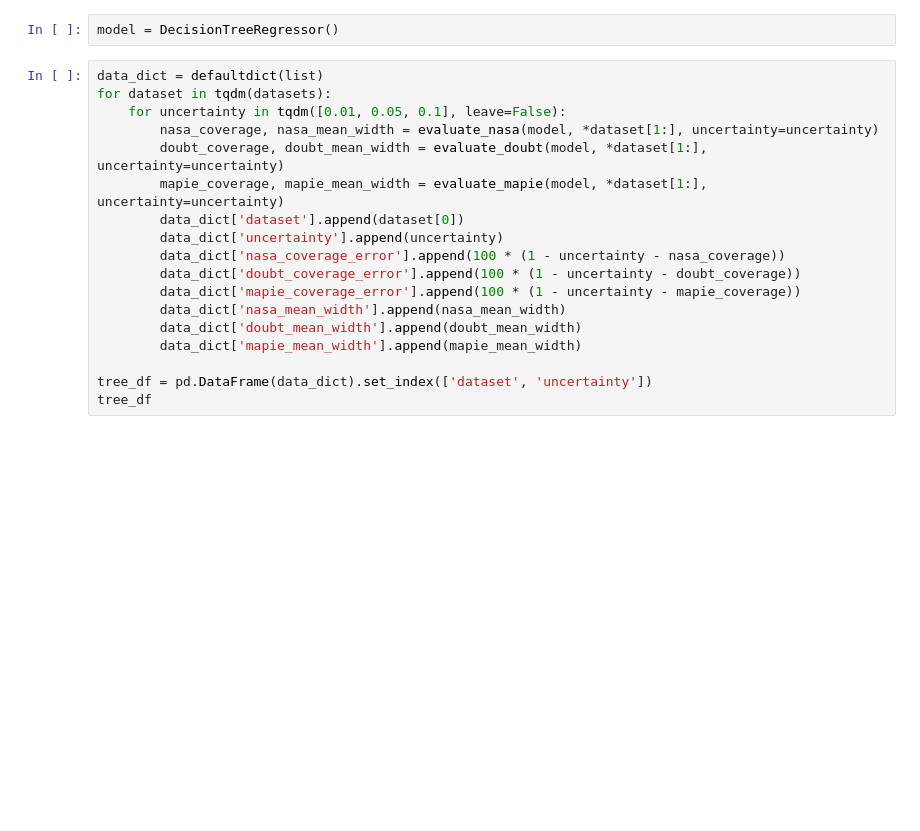
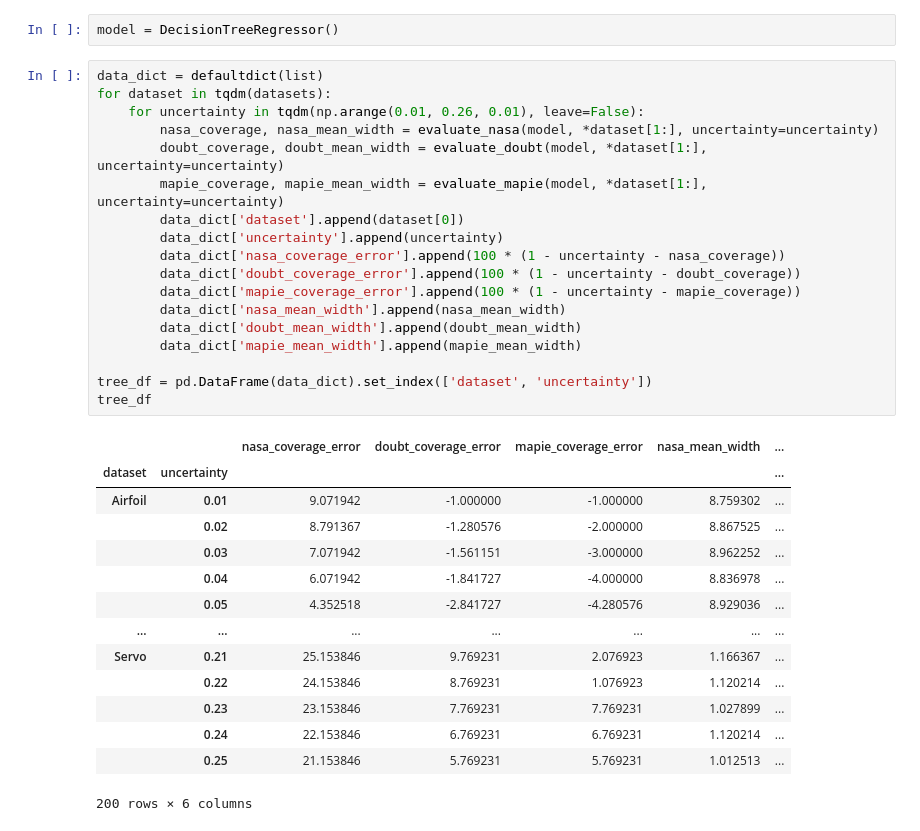
Before and after one commit to cmougan/MonitoringUncertainty, a Jupyter notebook: uncertaintyExperiments.ipynb, the cells around one changed output. Saved outputs shown, nothing was run; the diff lists cells and outputs as text; blank space fills up the shorter version.

```diff
--- a/uncertaintyExperiments.ipynb
+++ b/uncertaintyExperiments.ipynb
@@ -146,21 +198,36 @@ model = DecisionTreeRegressor()
 # %%
 data_dict = defaultdict(list)
 for dataset in tqdm(datasets):
-    for uncertainty in tqdm([0.01, 0.05, 0.1], leave=False):
+    for uncertainty in tqdm(np.arange(0.01, 0.26, 0.01), leave=False):
         nasa_coverage, nasa_mean_width = evaluate_nasa(model, *dataset[1:], uncertainty=uncertainty)
         doubt_coverage, doubt_mean_width = evaluate_doubt(model, *dataset[1:], uncertainty=uncertainty)
         mapie_coverage, mapie_mean_width = evaluate_mapie(model, *dataset[1:], uncertainty=uncertainty)
         data_dict['dataset'].append(dataset[0])
         data_dict['uncertainty'].append(uncertainty)
         data_dict['nasa_coverage_error'].append(100 * (1 - uncertainty - nasa_coverage))
         data_dict['doubt_coverage_error'].append(100 * (1 - uncertainty - doubt_coverage))
         data_dict['mapie_coverage_error'].append(100 * (1 - uncertainty - mapie_coverage))
         data_dict['nasa_mean_width'].append(nasa_mean_width)
         data_dict['doubt_mean_width'].append(doubt_mean_width)
         data_dict['mapie_mean_width'].append(mapie_mean_width)
 
 tree_df = pd.DataFrame(data_dict).set_index(['dataset', 'uncertainty'])
 tree_df
+# %% [output]
+|  |  | nasa_coverage_error | doubt_coverage_error | mapie_coverage_error | nasa_mean_width | ... |
+| dataset | uncertainty |  |  |  |  | ... |
+| Airfoil | 0.01 | 9.071942 | -1.000000 | -1.000000 | 8.759302 | ... |
+|  | 0.02 | 8.791367 | -1.280576 | -2.000000 | 8.867525 | ... |
+|  | 0.03 | 7.071942 | -1.561151 | -3.000000 | 8.962252 | ... |
+|  | 0.04 | 6.071942 | -1.841727 | -4.000000 | 8.836978 | ... |
+|  | 0.05 | 4.352518 | -2.841727 | -4.280576 | 8.929036 | ... |
+| ... | ... | ... | ... | ... | ... | ... |
+| Servo | 0.21 | 25.153846 | 9.769231 | 2.076923 | 1.166367 | ... |
+|  | 0.22 | 24.153846 | 8.769231 | 1.076923 | 1.120214 | ... |
+|  | 0.23 | 23.153846 | 7.769231 | 7.769231 | 1.027899 | ... |
+|  | 0.24 | 22.153846 | 6.769231 | 6.769231 | 1.120214 | ... |
+|  | 0.25 | 21.153846 | 5.769231 | 5.769231 | 1.012513 | ... |
+200 rows × 6 columns
 # %%
 (tree_df.abs()
         .describe()
```
Also changed, not shown: parts of 13 cells of this notebook.
